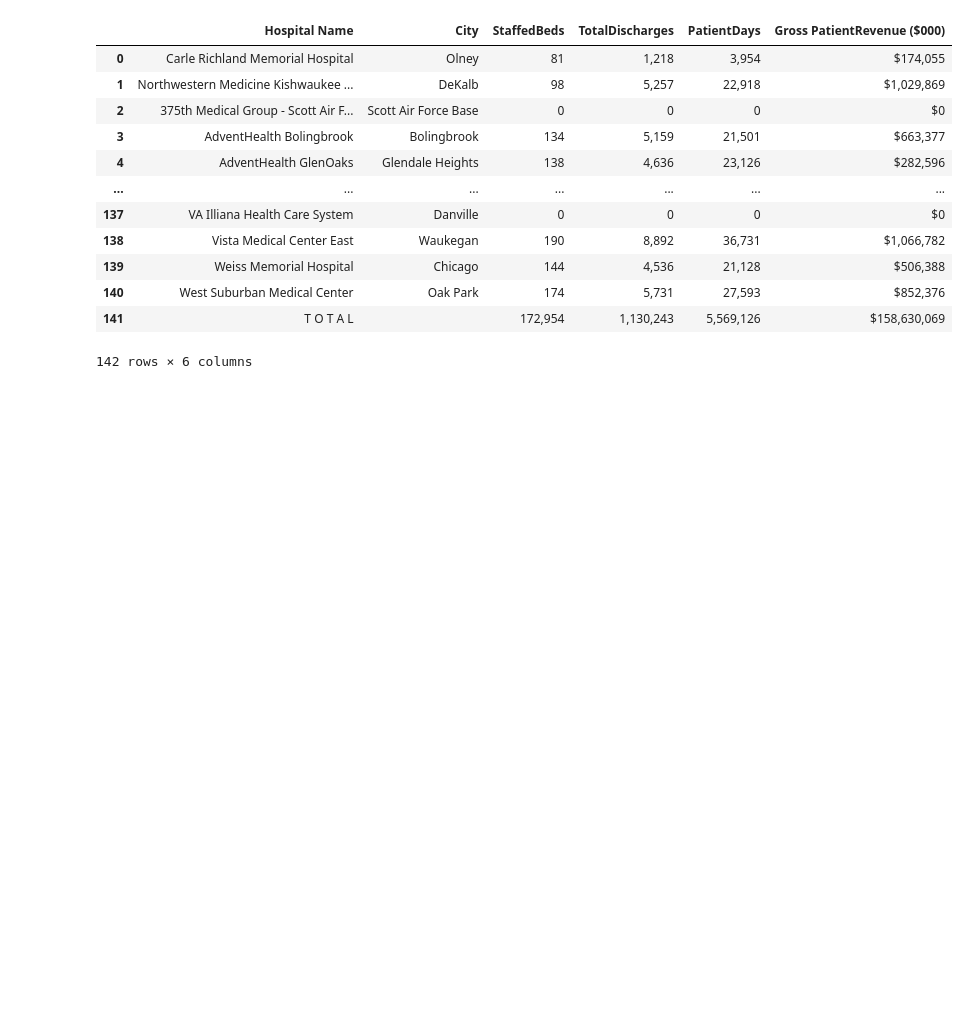
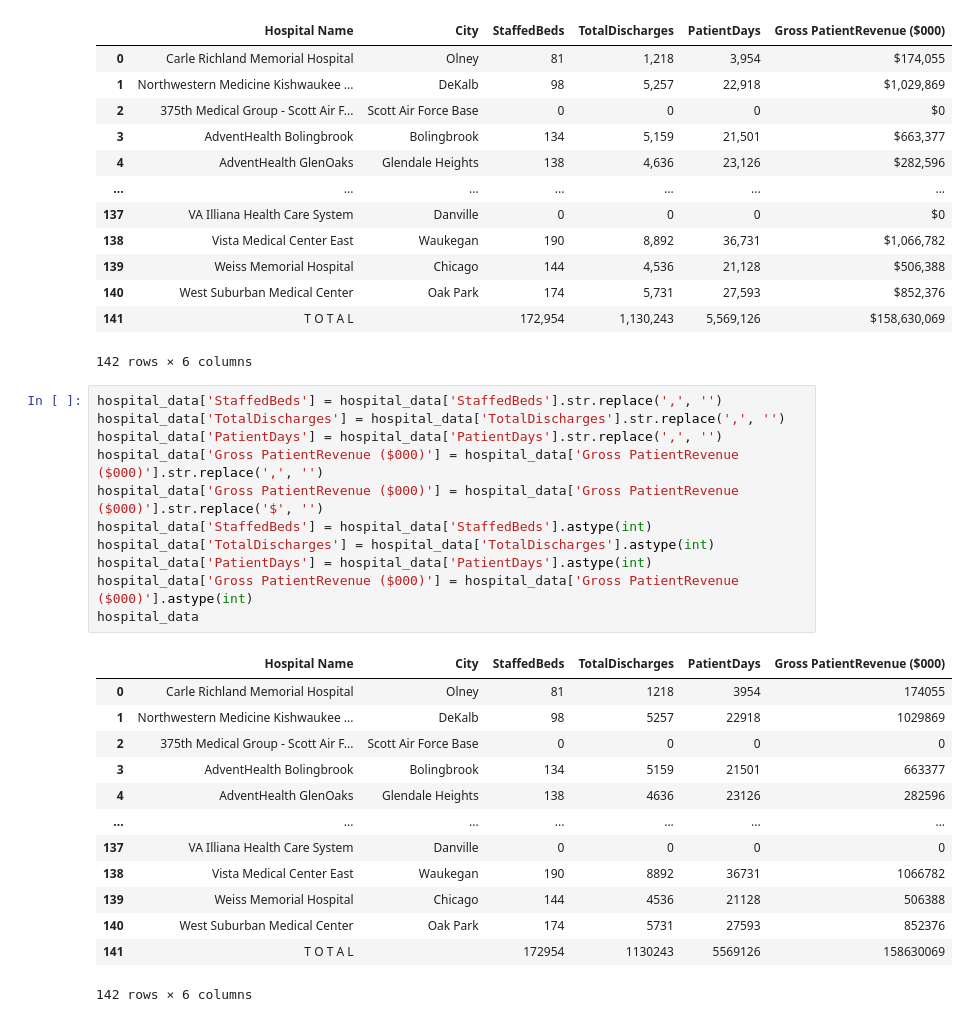
Before and after one commit to neelroyy/Illinois-Hospital-Analysis, a Jupyter notebook: illinois_hospital_scraping.ipynb, the cells around one changed output. Saved outputs shown, nothing was run; the diff lists cells and outputs as text; blank space fills up the shorter version.

Commit message:
cleaned data

```diff
--- a/illinois_hospital_scraping.ipynb
+++ b/illinois_hospital_scraping.ipynb
@@ -97,3 +97,28 @@ hospital_data
 | 140 | West Suburban Medical Center | Oak Park | 174 | 5,731 | 27,593 | $852,376 |
 | 141 | T O T A L |  | 172,954 | 1,130,243 | 5,569,126 | $158,630,069 |
 142 rows × 6 columns
+# %%
+hospital_data['StaffedBeds'] = hospital_data['StaffedBeds'].str.replace(',', '')
+hospital_data['TotalDischarges'] = hospital_data['TotalDischarges'].str.replace(',', '')
+hospital_data['PatientDays'] = hospital_data['PatientDays'].str.replace(',', '')
+hospital_data['Gross PatientRevenue ($000)'] = hospital_data['Gross PatientRevenue ($000)'].str.replace(',', '')
+hospital_data['Gross PatientRevenue ($000)'] = hospital_data['Gross PatientRevenue ($000)'].str.replace('$', '')
+hospital_data['StaffedBeds'] = hospital_data['StaffedBeds'].astype(int)
+hospital_data['TotalDischarges'] = hospital_data['TotalDischarges'].astype(int)
+hospital_data['PatientDays'] = hospital_data['PatientDays'].astype(int)
+hospital_data['Gross PatientRevenue ($000)'] = hospital_data['Gross PatientRevenue ($000)'].astype(int)
+hospital_data
+# %% [output]
+|  | Hospital Name | City | StaffedBeds | TotalDischarges | PatientDays | Gross PatientRevenue ($000) |
+| 0 | Carle Richland Memorial Hospital | Olney | 81 | 1218 | 3954 | 174055 |
+| 1 | Northwestern Medicine Kishwaukee ... | DeKalb | 98 | 5257 | 22918 | 1029869 |
+| 2 | 375th Medical Group - Scott Air F... | Scott Air Force Base | 0 | 0 | 0 | 0 |
+| 3 | AdventHealth Bolingbrook | Bolingbrook | 134 | 5159 | 21501 | 663377 |
+| 4 | AdventHealth GlenOaks | Glendale Heights | 138 | 4636 | 23126 | 282596 |
+| ... | ... | ... | ... | ... | ... | ... |
+| 137 | VA Illiana Health Care System | Danville | 0 | 0 | 0 | 0 |
+| 138 | Vista Medical Center East | Waukegan | 190 | 8892 | 36731 | 1066782 |
+| 139 | Weiss Memorial Hospital | Chicago | 144 | 4536 | 21128 | 506388 |
+| 140 | West Suburban Medical Center | Oak Park | 174 | 5731 | 27593 | 852376 |
+| 141 | T O T A L |  | 172954 | 1130243 | 5569126 | 158630069 |
+142 rows × 6 columns
```
Also changed, not shown: parts of 2 cells of this notebook.
